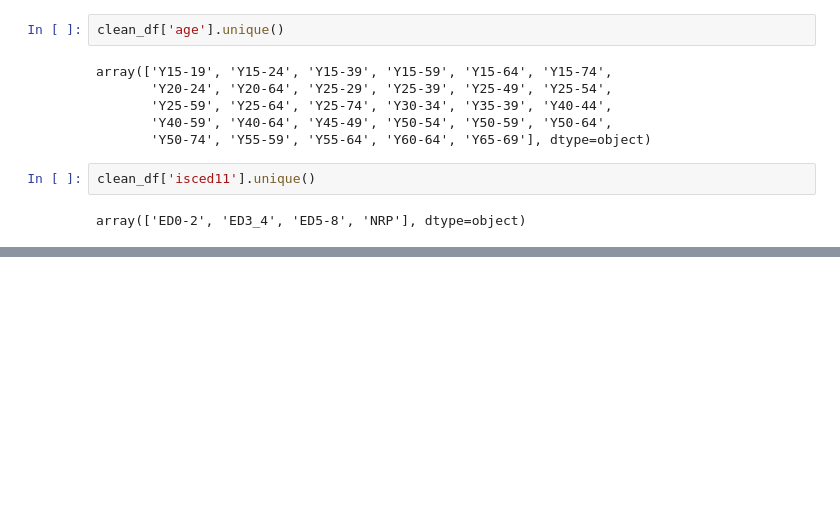
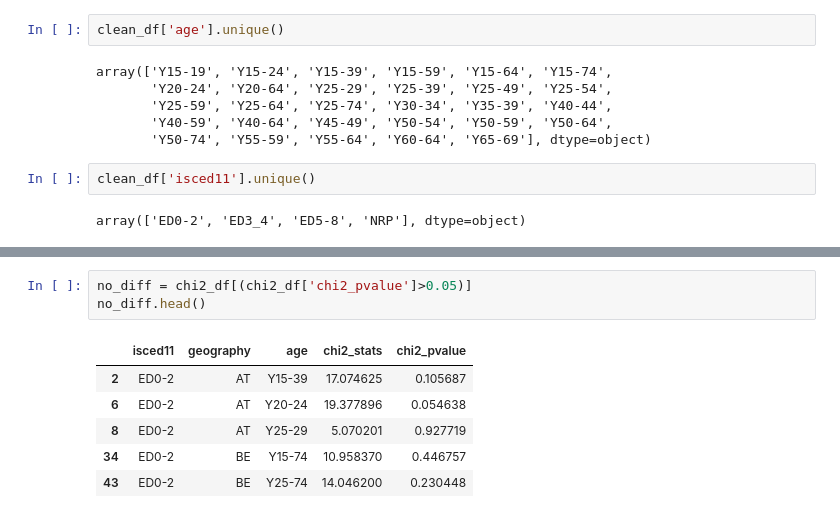
Before and after one commit to ywu223/Capstone1_Compsognathus, a Jupyter notebook: Project_1_LingLv.ipynb, the cells around one changed output, grey strips where cells are left out. Cells and saved outputs as stored; diff of their text form; blank space fills up the shorter version.

```diff
--- a/Project_1_LingLv.ipynb
+++ b/Project_1_LingLv.ipynb
@@ -249,0 +339,10 @@ array(['ED0-2', 'ED3_4', 'ED5-8', 'NRP'], dtype=object)
+# %%
+no_diff = chi2_df[(chi2_df['chi2_pvalue']>0.05)]
+no_diff.head()
+# %% [output]
+|  | isced11 | geography | age | chi2_stats | chi2_pvalue |
+| 2 | ED0-2 | AT | Y15-39 | 17.074625 | 0.105687 |
+| 6 | ED0-2 | AT | Y20-24 | 19.377896 | 0.054638 |
+| 8 | ED0-2 | AT | Y25-29 | 5.070201 | 0.927719 |
+| 34 | ED0-2 | BE | Y15-74 | 10.958370 | 0.446757 |
+| 43 | ED0-2 | BE | Y25-74 | 14.046200 | 0.230448 |
```
Also changed, not shown: parts of 17 cells of this notebook, 5 other files.
